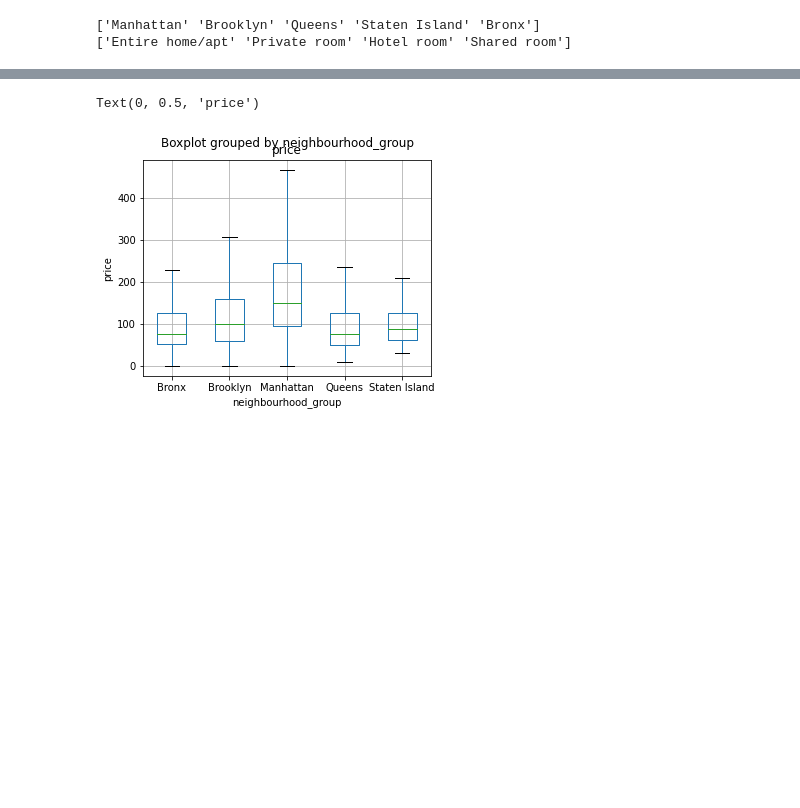
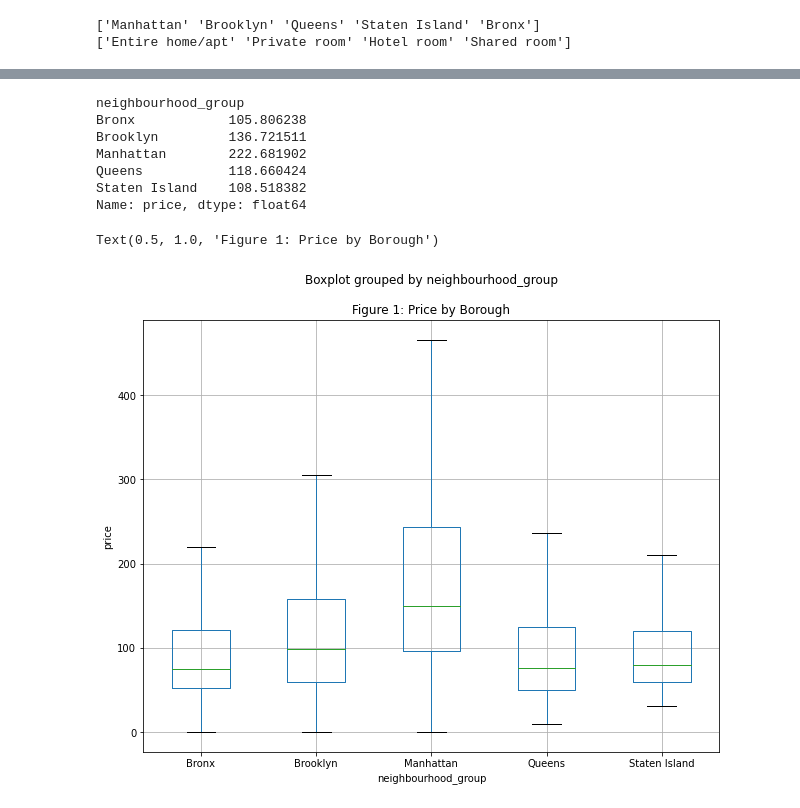
Before and after one commit to jeremyben-meir/orie3120-project, a Jupyter notebook: Milestone 1.ipynb, the cells around one changed output, grey strips where cells are left out. Cells and saved outputs as stored; diff of their text form; code cells hidden in the pictures; blank space fills up the shorter version.

```diff
--- a/Milestone 1.ipynb
+++ b/Milestone 1.ipynb
@@ -104,8 +115,17 @@ listings_df.boxplot(column='number_of_reviews',by="gender",ax=ax,showfliers=Fals
-# %%
-fig, ax = plt.subplots(figsize=(5,4))
-plt.suptitle('')
-listings_df.boxplot(column='price',by="neighbourhood_group",ax=ax,showfliers=False)
-plt.ylabel("price")
-# %% [output]
-Text(0, 0.5, 'price')
-[figure, removed]
+# %%
+fig, ax = plt.subplots(figsize=(10,8))
+plt.suptitle('')
+print(listings_df.groupby('neighbourhood_group')['price'].mean())
+listings_df.boxplot(column='price',by="neighbourhood_group",ax=ax,showfliers=False)
+plt.ylabel("price")
+plt.title("Figure 1: Price by Borough")
+# %% [output]
+neighbourhood_group
+Bronx            105.806238
+Brooklyn         136.721511
+Manhattan        222.681902
+Queens           118.660424
+Staten Island    108.518382
+Name: price, dtype: float64
+Text(0.5, 1.0, 'Figure 1: Price by Borough')
+[figure, added]
```
Also changed, not shown: parts of 9 cells of this notebook, 4 other files.
